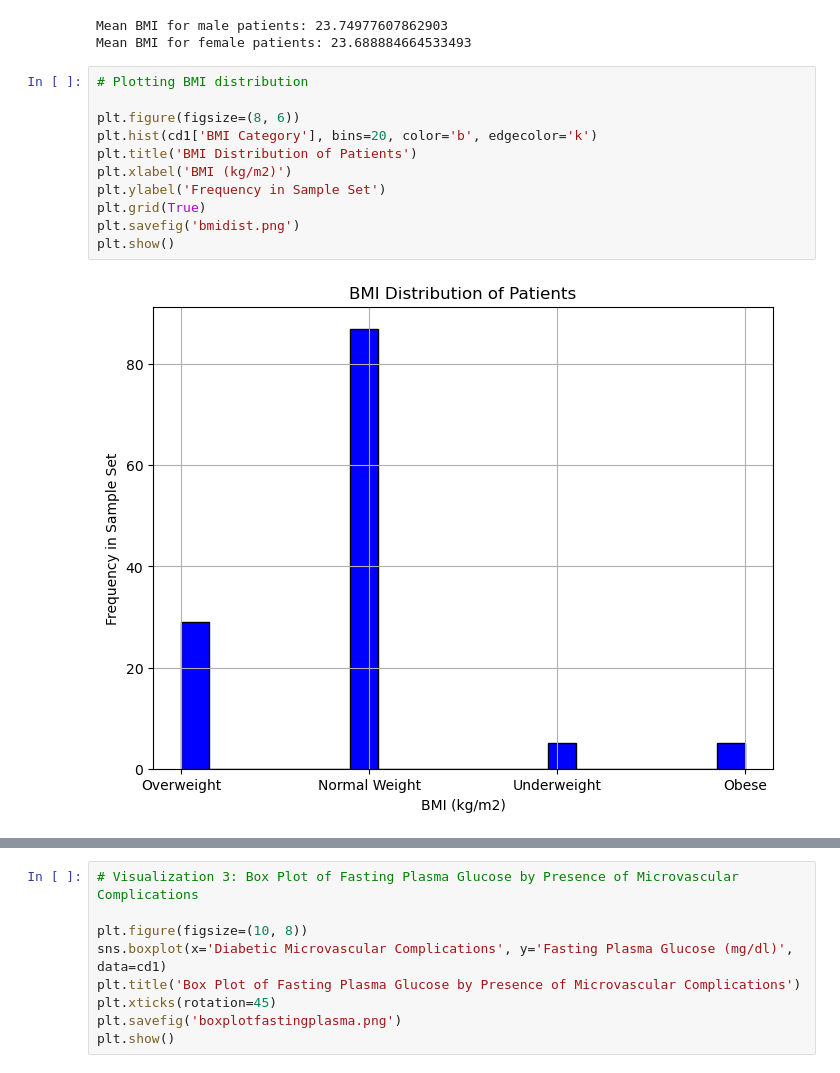
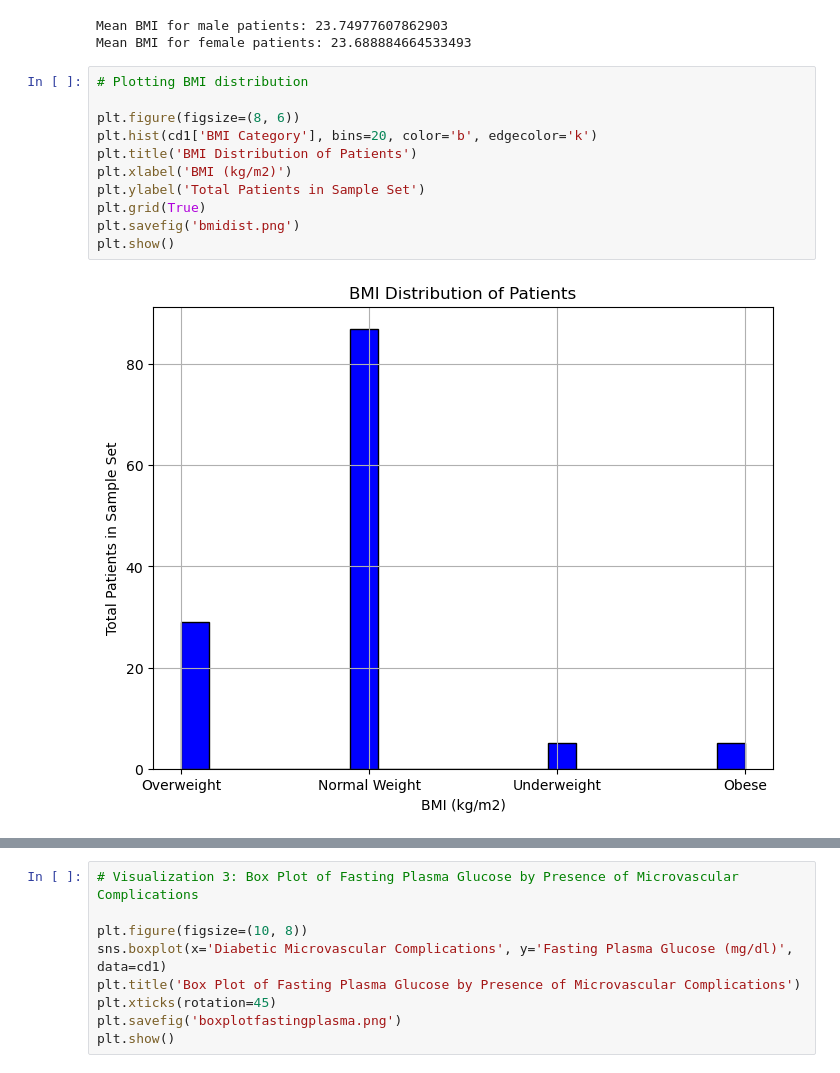
Before and after one commit to LaShawnSykes/Group-3_Project1, a Jupyter notebook: Code/rev_dataset.ipynb, the cells around one changed output, grey strips where cells are left out. Cells and saved outputs as stored; diff of their text form.

Commit message:
Further updates to Story, code, and graphs

```diff
--- a/Code/rev_dataset.ipynb
+++ b/Code/rev_dataset.ipynb
@@ -133,16 +140,16 @@ Mean BMI for female patients: 23.688884664533493
 # %%
 # Plotting BMI distribution
 
 plt.figure(figsize=(8, 6))
 plt.hist(cd1['BMI Category'], bins=20, color='b', edgecolor='k')
 plt.title('BMI Distribution of Patients')
 plt.xlabel('BMI (kg/m2)')
-plt.ylabel('Frequency in Sample Set')
+plt.ylabel('Total Patients in Sample Set')
 plt.grid(True)
 plt.savefig('bmidist.png')
 plt.show()
 # %% [output]
-[figure, old version]
+[figure, new version]
 # %%
 # Plotting BMI distribution for male and female patients
 plt.figure(figsize=(6, 5))
```
Also changed, not shown: parts of 8 cells of this notebook, 4 other files.
